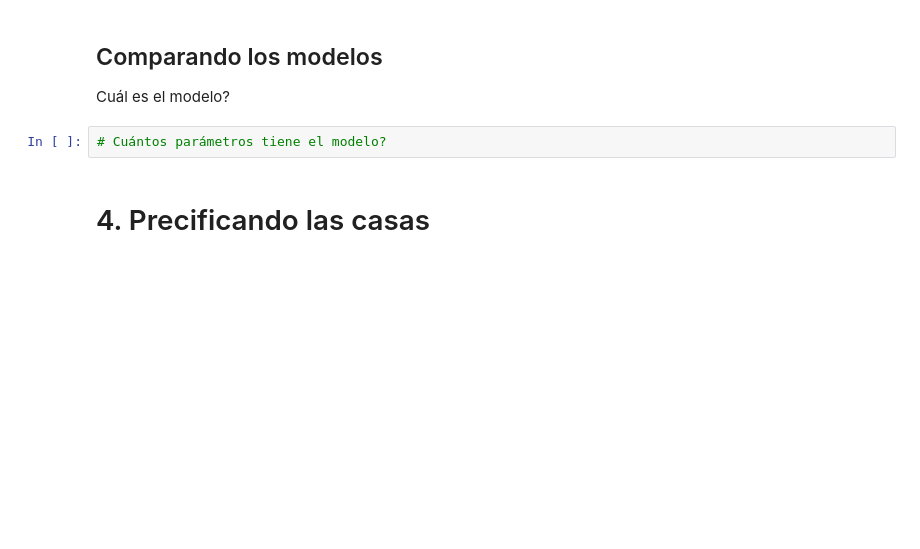
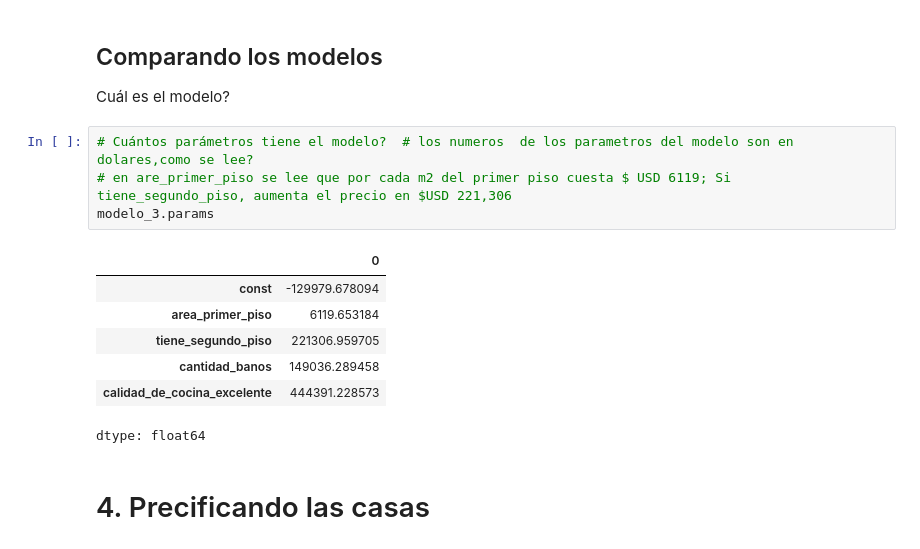
Before and after one commit to Ivan8Garcia/data-science, a Jupyter notebook: Precios_de_inmuebles_regresion_lineal.ipynb, the cells around one changed output. Drawn from its saved outputs; the diff is of its cells as text; blank space fills up the shorter version.

```diff
--- a/Precios_de_inmuebles_regresion_lineal.ipynb
+++ b/Precios_de_inmuebles_regresion_lineal.ipynb
@@ -407,8 +415,18 @@ Notes:
 # %% [markdown]
 ## Comparando los modelos
 Cuál es el modelo?
-# %%
-# Cuántos parámetros tiene el modelo?
+# %%
+# Cuántos parámetros tiene el modelo?  # los numeros  de los parametros del modelo son en dolares,como se lee?
+# en are_primer_piso se lee que por cada m2 del primer piso cuesta $ USD 6119; Si tiene_segundo_piso, aumenta el precio en $USD 221,306
+modelo_3.params
+# %% [output]
+|  | 0 |
+| const | -129979.678094 |
+| area_primer_piso | 6119.653184 |
+| tiene_segundo_piso | 221306.959705 |
+| cantidad_banos | 149036.289458 |
+| calidad_de_cocina_excelente | 444391.228573 |
+dtype: float64
 # %% [markdown]
 # 4. Precificando las casas
 # %% [markdown]
```
Also changed, not shown: parts of 1 cell of this notebook.
